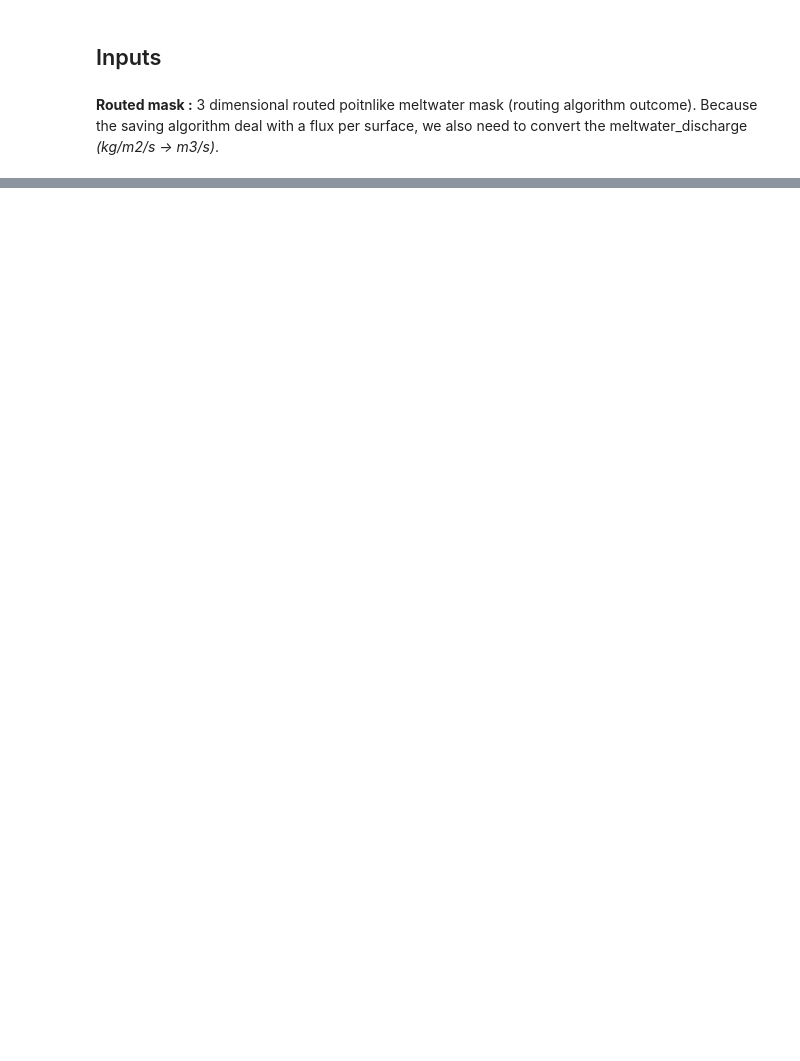
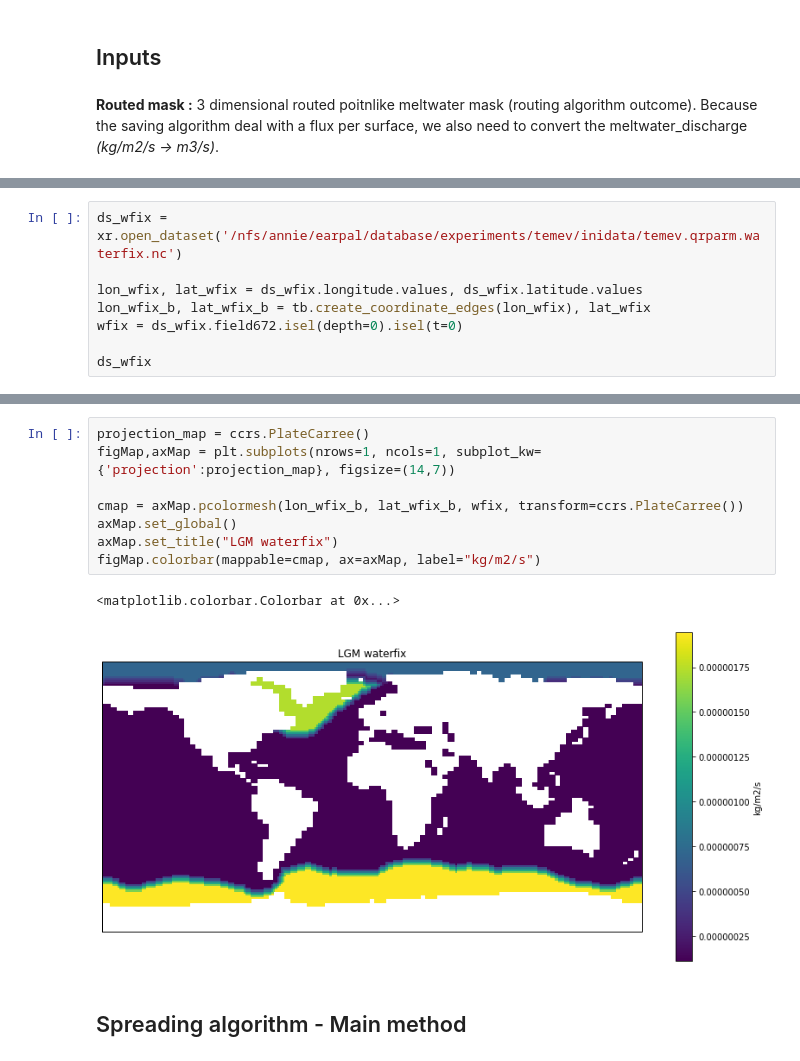
Before and after one commit to Olnavy/mw_protocol, a Jupyter notebook: demo/spreading_demo.ipynb, the cells around one changed output, grey strips where cells are left out. Cells and saved outputs as stored; diff of their text form; blank space fills up the shorter version.

Commit message:
Tested saving + updated demo spreading

```diff
--- a/demo/spreading_demo.ipynb
+++ b/demo/spreading_demo.ipynb
@@ -79,0 +82,8 @@ Text(0.5,1,'Land sea mask - 500m')
+# %%
+ds_wfix = xr.open_dataset('/nfs/annie/earpal/database/experiments/temev/inidata/temev.qrparm.waterfix.nc')
+
+lon_wfix, lat_wfix = ds_wfix.longitude.values, ds_wfix.latitude.values
+lon_wfix_b, lat_wfix_b = tb.create_coordinate_edges(lon_wfix), lat_wfix
+wfix = ds_wfix.field672.isel(depth=0).isel(t=0)
+
+ds_wfix
@@ -79,0 +102,13 @@ Text(0.5,1,'Land sea mask - 500m')
+# %%
+projection_map = ccrs.PlateCarree()
+figMap,axMap = plt.subplots(nrows=1, ncols=1, subplot_kw={'projection':projection_map}, figsize=(14,7))
+
+cmap = axMap.pcolormesh(lon_wfix_b, lat_wfix_b, wfix, transform=ccrs.PlateCarree())
+axMap.set_global()
+axMap.set_title("LGM waterfix")
+figMap.colorbar(mappable=cmap, ax=axMap, label="kg/m2/s")
+# %% [output]
+<matplotlib.colorbar.Colorbar at 0x...>
+[figure, added]
+# %% [markdown]
+## Spreading algorithm - Main method
```
Also changed, not shown: parts of 19 cells of this notebook, 9 other files.
